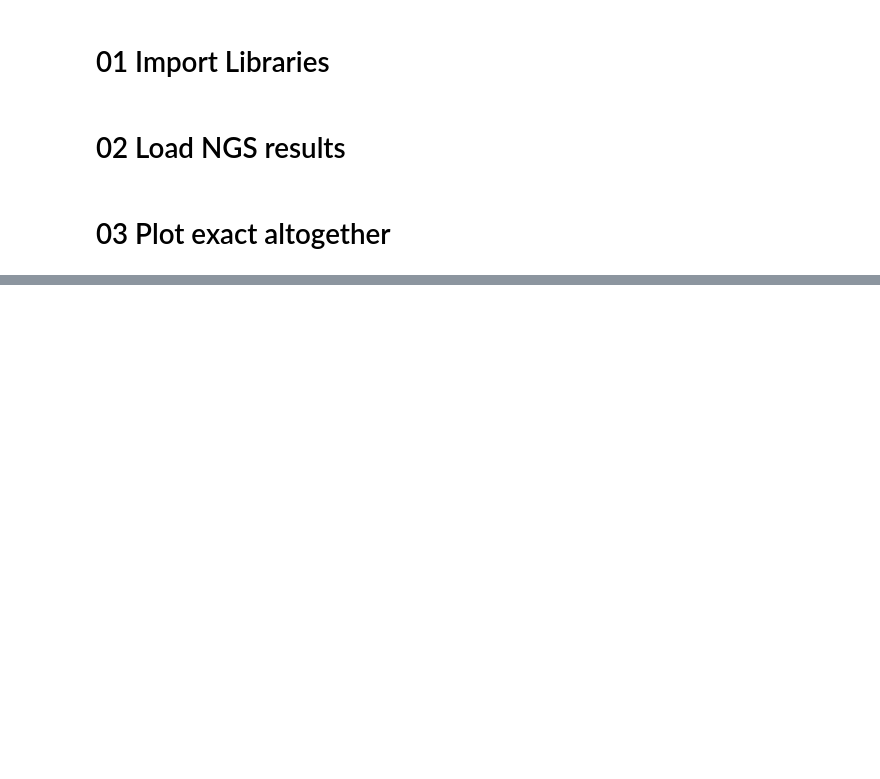
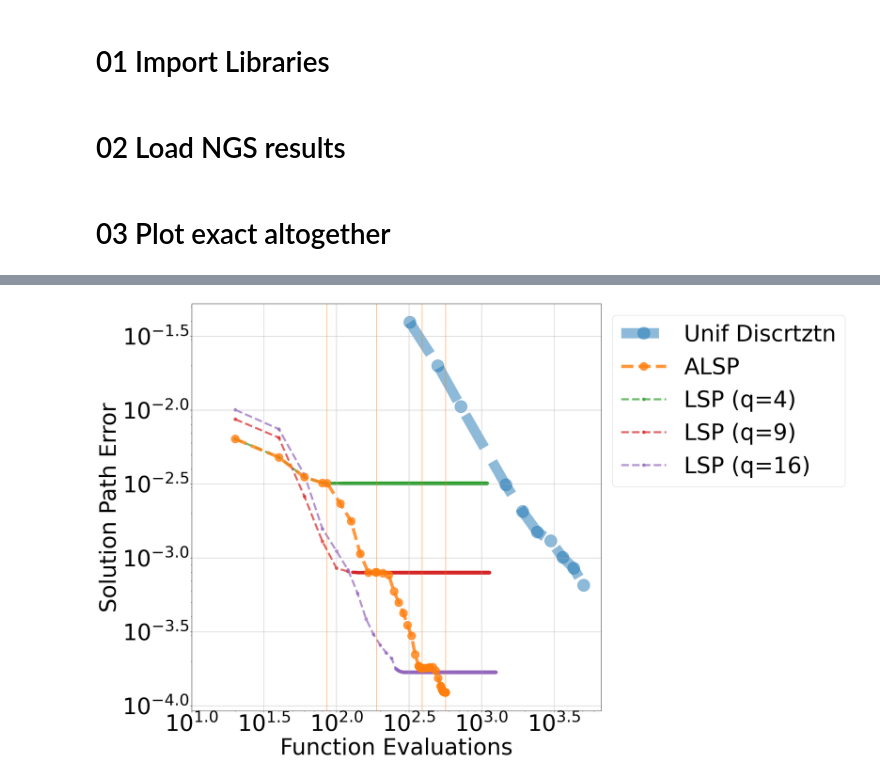
Before and after one commit to Cumberkid/Learning-the-Optimal-Solution-Path, a Jupyter notebook: notebooks/portfolio-allocation/06 Plots (2D).ipynb, the cells around one changed output, grey strips where cells are left out. Cells and saved outputs as stored; diff of their text form; code cells hidden in the pictures; blank space fills up the shorter version.

```diff
--- a/notebooks/portfolio-allocation/06 Plots (2D).ipynb
+++ b/notebooks/portfolio-allocation/06 Plots (2D).ipynb
@@ -91,0 +101,49 @@ plt.savefig("itr_exact_2d.png")
+# %%
+# plot result of learning the solution path for every 100 gradient calls
+plt.figure(figsize=(18,18))
+plt.plot((num_func_eval_NGS_exact[:len(num_func_eval_NGS_exact)-6]), (sup_err_NGS_exact[:len(num_func_eval_NGS_exact)-6]), '--o', linewidth=25, markersize=30, label = "Unif Discrtztn", alpha=0.5, zorder=0)
+for break_itr in breaks:
+    plt.axvline(x = num_func_eval_LSP_boosted[break_itr-1], color='tab:orange', alpha=0.6, zorder=2)
+plt.plot((num_func_eval_LSP_boosted), (sup_err_LSP_boosted), '--o', linewidth=8, markersize=20, label = "ALSP", alpha=0.8, zorder=2)
+
+plt.plot((num_itr_LSP_4), (sup_err_LSP_4), '--.', linewidth=5, markersize=15, label = "LSP (q=4)", alpha=0.7, zorder=1)
+plt.plot((num_itr_LSP_9), (sup_err_LSP_9), '--.', linewidth=5, markersize=15, label = "LSP (q=9)", alpha=0.7, zorder=1)
+plt.plot((num_itr_LSP_16), (sup_err_LSP_16), '--.', linewidth=5, markersize=15, label = "LSP (q=16)", alpha=0.7, zorder=1)
+# plt.plot((num_itr_LSP_25), (sup_err_LSP_25), '--.', linewidth=5, markersize=15, label = "LSP (q=25)", alpha=0.7, zorder=1)
+
+
+# Set global font size
+mpl.rcParams['font.size'] = 55
+
+font_size = 55
+# Tick labels
+plt.yscale('log')
+plt.xscale('log')
+
+y_ticks = np.arange(-4, -1, .5)  # Tick positions in powers of 10
+y_tick_labels = [f'$10^{{{t}}}$' for t in y_ticks]  # LaTeX-formatted labels
+
+x_ticks = np.arange(1, 4, .5)  # Tick positions in powers of 10
+x_tick_labels = [f'$10^{{{t}}}$' for t in x_ticks]  # LaTeX-formatted labels
+
+# Set the y-ticks and labels
+# plt.yticks()
+
+# plt.xticks(fontsize=font_size)
+plt.xticks(10**x_ticks, x_tick_labels, fontsize=font_size)
+# plt.yticks(fontsize=font_size)
+plt.yticks(10**y_ticks, y_tick_labels, fontsize=font_size)
+plt.xlim(0, )
+# Legend, if applicable
+plt.legend(fontsize=font_size, loc='upper left', bbox_to_anchor=(1, 1))
+
+plt.xlabel('Function Evaluations', fontsize=font_size)
+plt.ylabel('Solution Path Error', fontsize=font_size)
+plt.grid(True)
+
+# Show the plot
+# plt.show()
+
+plt.savefig("itr_exact_2d.png")
+# %% [output]
+[figure, added]
```
Also changed, not shown: parts of 4 cells of this notebook, 2 other files.
